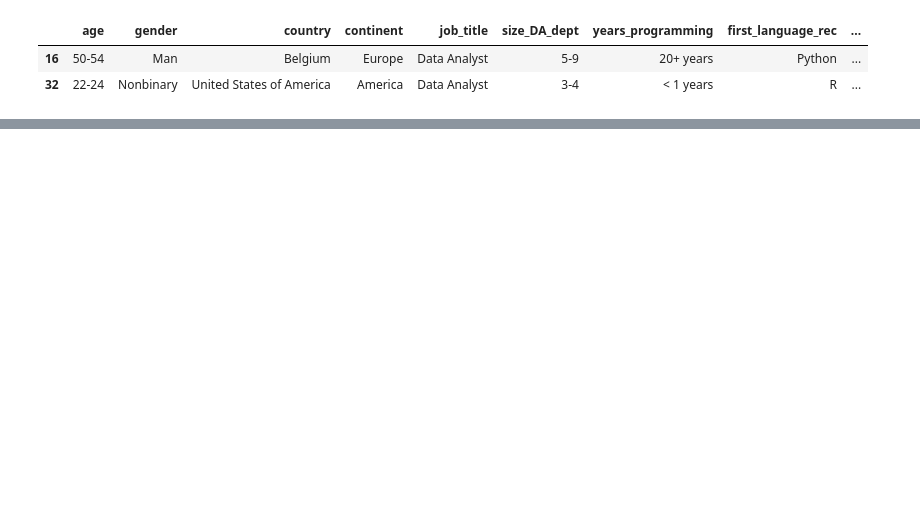
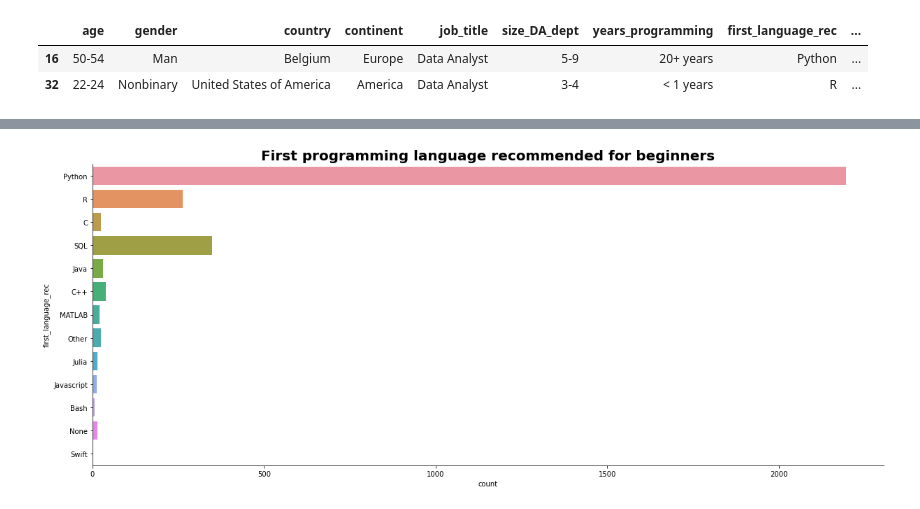
Before and after one commit to Adalab/project-da-promo-d-module-2-team-2-, a Jupyter notebook: notebooks/visualizacion.ipynb, the cells around one changed output, grey strips where cells are left out. Saved outputs shown, nothing was run; the diff lists cells and outputs as text; code cells hidden in the pictures; blank space fills up the shorter version.

```diff
--- a/notebooks/visualizacion.ipynb
+++ b/notebooks/visualizacion.ipynb
@@ -362,0 +363,21 @@ df_da
+# %%
+plt.figure(figsize=(17, 7))
+
+fig=sns.countplot(y = 'first_language_rec', data=df)
+
+fig.set_title('First programming language recommended for beginners', fontsize = 20, fontweight = 'bold')
+
+fig.spines[["top", "right"]].set_visible(False)
+
+# # para poner etiquetas encima de las barras
+# for indice, valor in enumerate(df_sum["number_of_users"]):
+#     plt.text(valor-150, indice+0.15, valor,
+#              horizontalalignment='left', # para colocarlo en el centro de la barra
+#              fontsize= 16)
+
+
+plt.tight_layout()
+
+plt.show()
+# %% [output]
+[figure, added]
```
Also changed, not shown: parts of 7 cells of this notebook.
